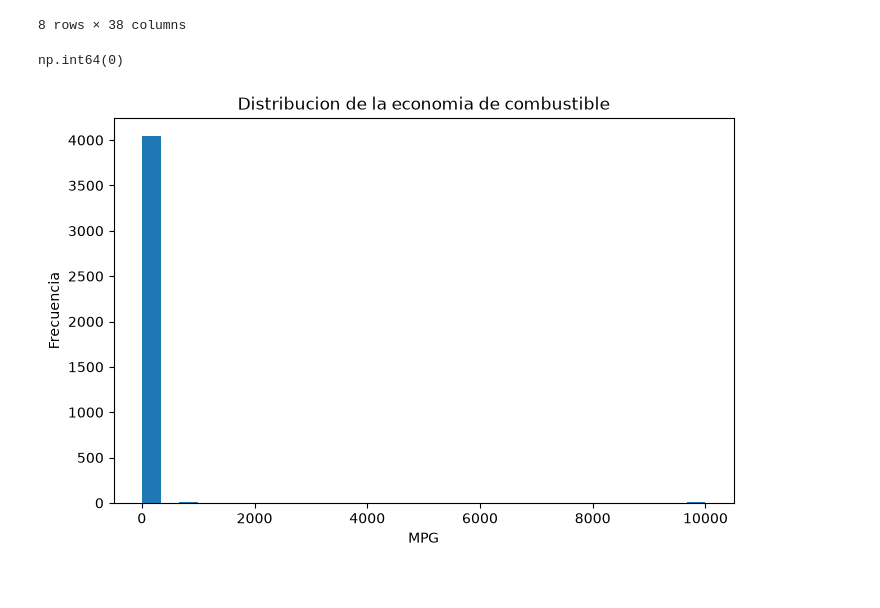
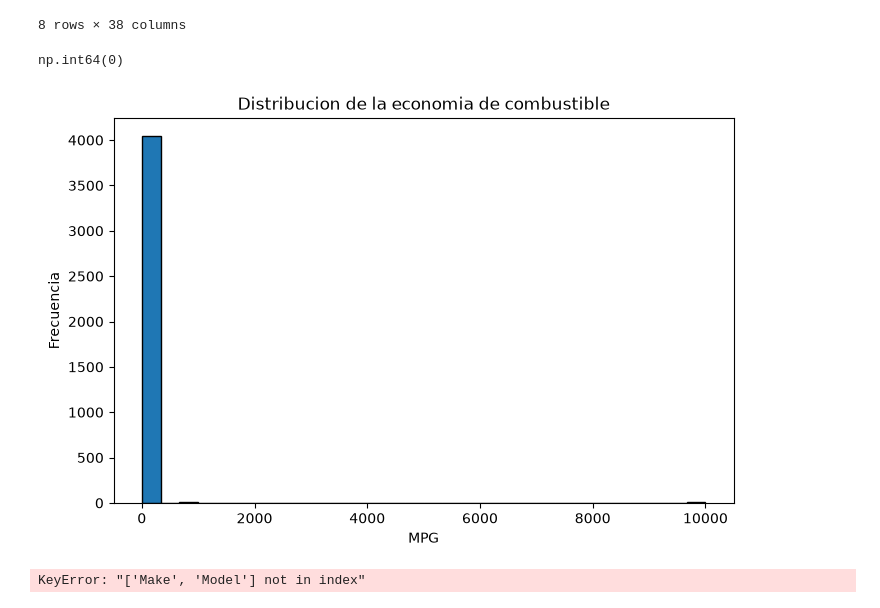
Before and after one commit to abiordorica13/TPEFUNDAMENTOS, a Jupyter notebook: Untitled-1.ipynb, the cells around one changed output. Saved outputs shown, nothing was run; the diff lists cells and outputs as text; code cells hidden in the pictures.

Commit message:
Agrego graficos y corrijo errores en los mismos

```diff
--- a/Untitled-1.ipynb
+++ b/Untitled-1.ipynb
@@ -95,19 +104,21 @@ df.describe()
 | 75% | 2025.0 | 1.000000 | 3.000000 | 409.000000 | 6.000000 | ... |
 | max | 2025.0 | 8.000000 | 99.999000 | 1948.000000 | 16.000000 | ... |
 8 rows × 38 columns
-# %%
-#para ver las filas duplicadas
-df.duplicated().sum()
-# %% [output]
-np.int64(0)
+# %%
+#para ver las filas duplicadas
+df.duplicated().sum()
+# %% [output]
+np.int64(0)
 # %%
 #Distribucion de la economia del combustible
+
 plt.figure(figsize=(8,5))
-plt.hist(df["RND_ADJ_FE"].dropna(), bins=30)
+plt.hist(df["RND_ADJ_FE"].dropna(), bins=30, edgecolor='black')
 plt.xlabel("MPG")
 plt.ylabel("Frecuencia")
 plt.title("Distribucion de la economia de combustible")
 
 plt.show()
 # %% [output]
-[figure, old version]
+[figure, new version]
+KeyError: "['Make', 'Model'] not in index"
```
Also changed, not shown: parts of 11 cells of this notebook, 1 other file.
